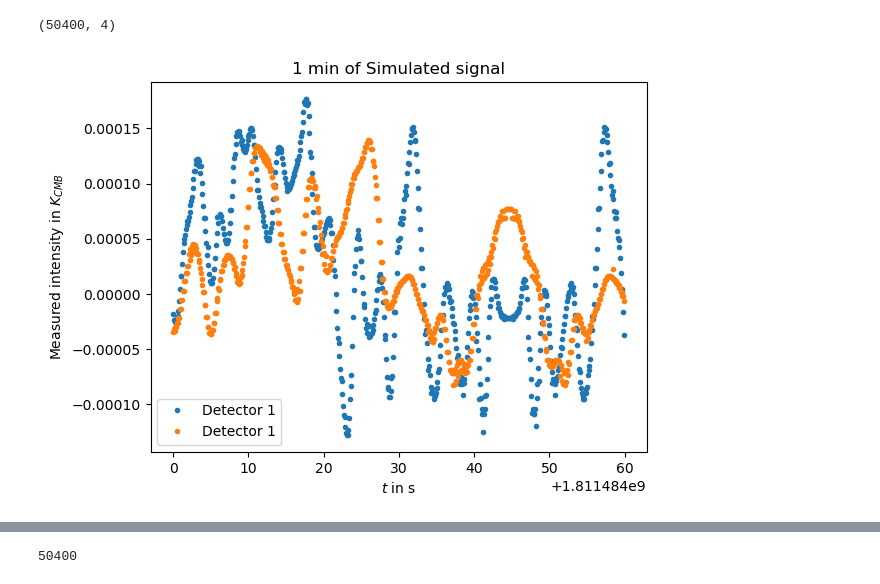
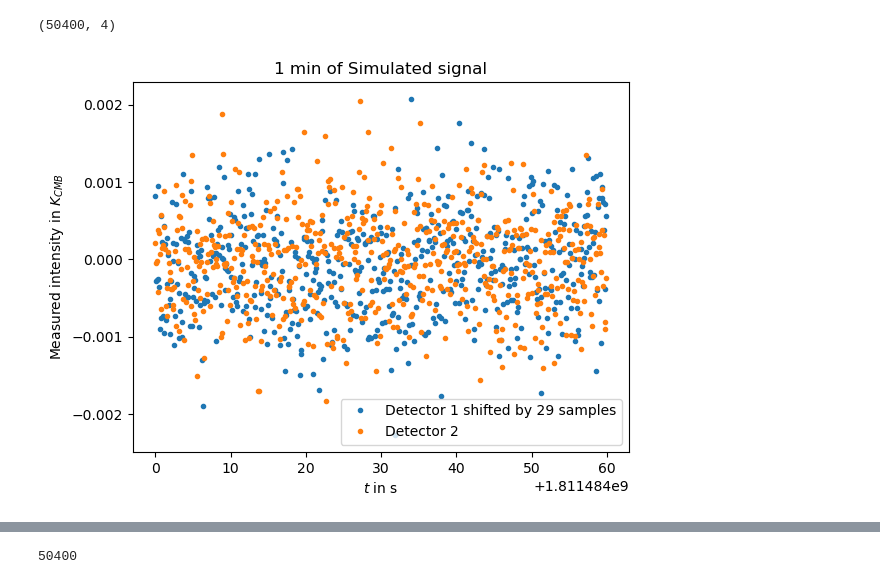
Before and after one commit to julientang/M2-internship, a Jupyter notebook: notebook/custom_destriping.ipynb, the cells around one changed output, grey strips where cells are left out. Saved outputs shown, nothing was run; the diff lists cells and outputs as text; code cells hidden in the pictures.

```diff
--- a/notebook/custom_destriping.ipynb
+++ b/notebook/custom_destriping.ipynb
@@ -253,13 +332,15 @@ ob = data.obs[0]
 ob.detdata['quats'][0].shape
 # %% [output]
 (50400, 4)
+# %%
+ob.detdata['total'][:,:] = ob.detdata['signal'][:,:]+ob.detdata['noise'][:,:]
 # %%
-plt.plot(ob.shared["times"][0:600],ob.detdata["signal"][0][0:600],".", label = 'Detector 1') ##Detdata has several data, signal is under "signal", detdata is a 2D array
-plt.plot(ob.shared["times"][0:600],ob.detdata["signal"][1][0:600],".", label = 'Detector 1') ##Detdata has several data, signal is under "signal", detdata is a 2D array
+plt.plot(ob.shared["times"][0:600],ob.detdata["noise"][0][0:600],".", label = 'Detector 1 shifted by 29 samples') ##Detdata has several data, signal is under "signal", detdata is a 2D array
+plt.plot(ob.shared["times"][0:600],ob.detdata["noise"][1][0:600],".", label = 'Detector 2') ##Detdata has several data, signal is under "signal", detdata is a 2D array
 plt.xlabel('$t$ in s')
 plt.ylabel('Measured intensity in $ K_{CMB}$')
 plt.title('1 min of Simulated signal')
 plt.legend(loc = 'best')
 plt.show()
 # %% [output]
-[figure, old version]
+[figure, new version]
```
Also changed, not shown: parts of 75 cells of this notebook.
